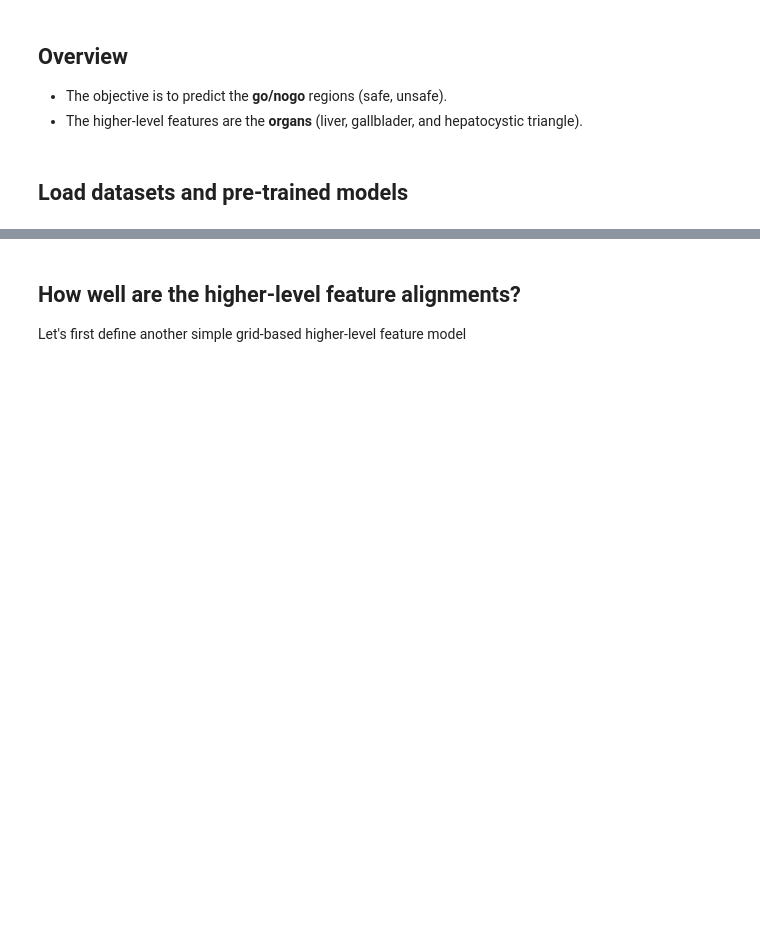
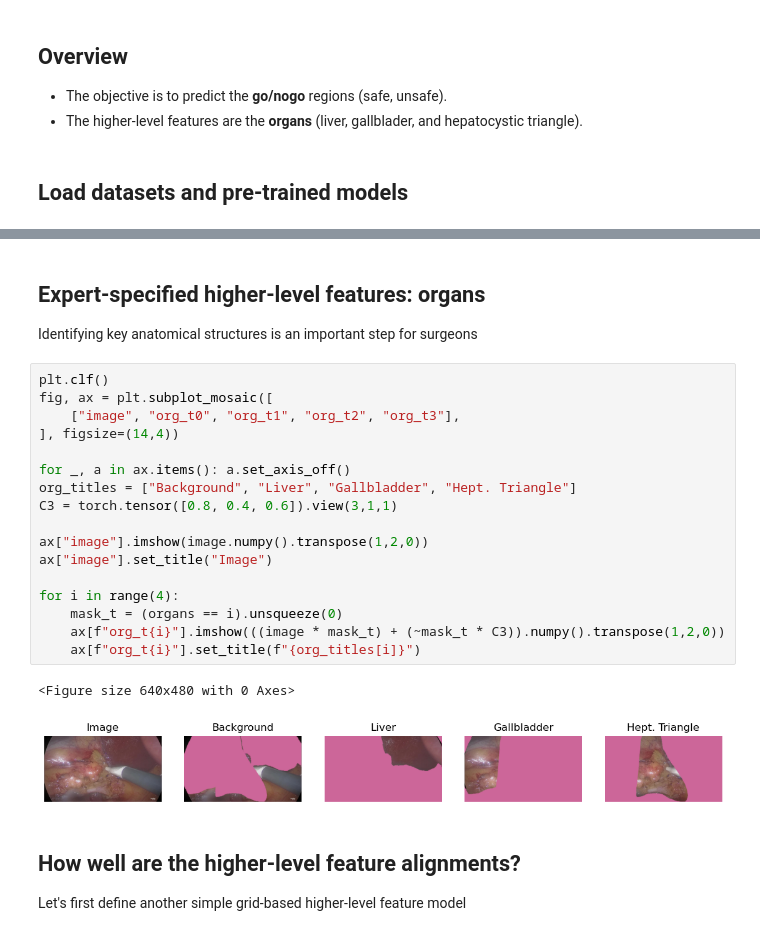
Before and after one commit to DebugML/exlib, a Jupyter notebook: notebooks/cholecystectomy.ipynb, the cells around one changed output, grey strips where cells are left out. Drawn from its saved outputs; the diff is of its cells as text; blank space fills up the shorter version.

```diff
--- a/notebooks/cholecystectomy.ipynb
+++ b/notebooks/cholecystectomy.ipynb
@@ -69,3 +56,26 @@ for i in range(4):
+# %% [markdown]
+## Expert-specified higher-level features: organs
+Identifying key anatomical structures is an important step for surgeons
+# %%
+plt.clf()
+fig, ax = plt.subplot_mosaic([
+    ["image", "org_t0", "org_t1", "org_t2", "org_t3"],
+], figsize=(14,4))
+
+for _, a in ax.items(): a.set_axis_off()
+org_titles = ["Background", "Liver", "Gallbladder", "Hept. Triangle"]
+C3 = torch.tensor([0.8, 0.4, 0.6]).view(3,1,1)
+
+ax["image"].imshow(image.numpy().transpose(1,2,0))
+ax["image"].set_title("Image")
+
+for i in range(4):
+    mask_t = (organs == i).unsqueeze(0)
+    ax[f"org_t{i}"].imshow(((image * mask_t) + (~mask_t * C3)).numpy().transpose(1,2,0))
+    ax[f"org_t{i}"].set_title(f"{org_titles[i]}")
+# %% [output]
+<Figure size 640x480 with 0 Axes>
+[figure, added]
 # %% [markdown]
 ## How well are the higher-level feature alignments?
 Let's first define another simple grid-based higher-level feature model
```
Also changed, not shown: parts of 9 cells of this notebook, 1 other file.
